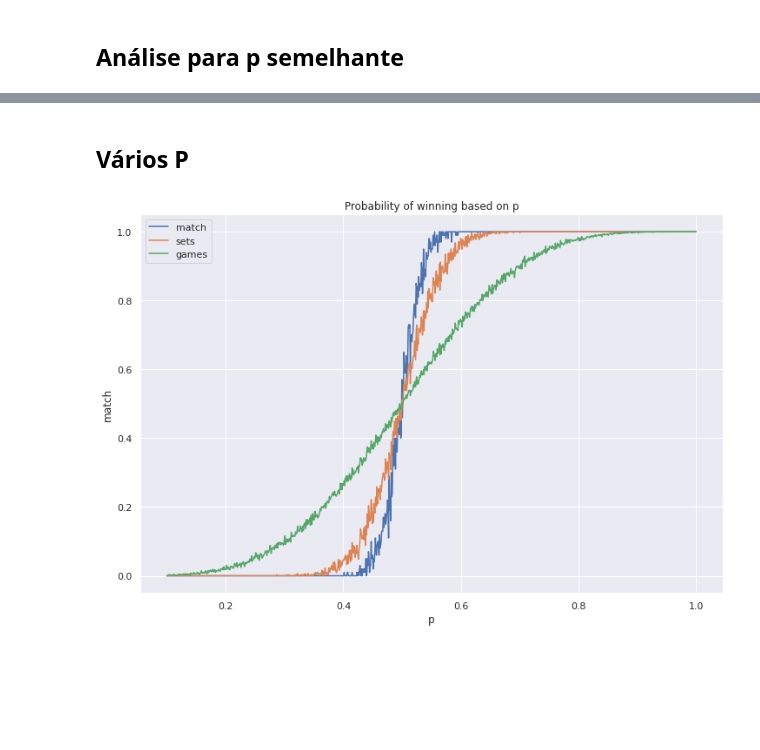
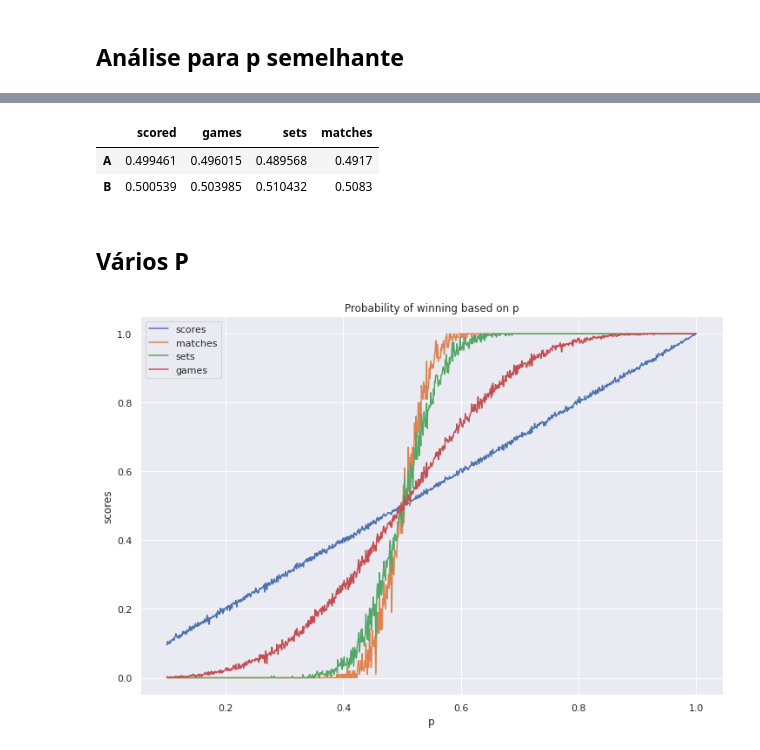
Before and after one commit to gsoaresbaptista/markov-tennis, a Jupyter notebook: analise.ipynb, the cells around one changed output, grey strips where cells are left out. Cells and saved outputs as stored; diff of their text form; code cells hidden in the pictures; blank space fills up the shorter version.

```diff
--- a/analise.ipynb
+++ b/analise.ipynb
@@ -105,8 +278,12 @@ statistics_df
 ## Análise para p semelhante
 # %%
 #
-n_sample = 1000
-probability = 0.52
+n_sample = 10000
+probability = 0.50
 
 tennis_df = TenisSimulation.generate_dataset(probability, n_sample)
-tennis_df.to_parquet(f'{n_sample}_probability_{probability}.parquet.gzip')
+tennis_df.to_parquet(f'datasets/{n_sample}_probability_{probability}.parquet.gzip')
+# %%
+sns.set_theme()
+fig, ax = plt.subplots(1, figsize=(8, 6))
+sns.histplot(data=tennis_df.loc[:, ['A scored', 'B scored']], ax=ax);
@@ -113,3 +495,34 @@ tennis_df.to_parquet(f'{n_sample}_probability_{probability}.parquet.gzip')
+# %%
+def percentage(data_a: pd.DataFrame, data_b: pd.DataFrame):
+    data_a = data_a.sum()
+    data_b = data_b.sum()
+    return (data_a) / (data_a + data_b)
+
+percentages = {}
+
+percentages['scored'] = {
+    'A': percentage(tennis_va10_df_dict['A']['scored'][0], tennis_va10_df_dict['B']['scored'][0]),
+    'B': percentage(tennis_va10_df_dict['B']['scored'][0], tennis_va10_df_dict['A']['scored'][0])
+}
+percentages['games'] = {
+    'A': percentage(tennis_va10_df_dict['A']['games'][0], tennis_va10_df_dict['B']['games'][0]),
+    'B': percentage(tennis_va10_df_dict['B']['games'][0], tennis_va10_df_dict['A']['games'][0])
+}
+percentages['sets'] = {
+    'A': percentage(tennis_va10_df_dict['A']['sets'][0], tennis_va10_df_dict['B']['sets'][0]),
+    'B': percentage(tennis_va10_df_dict['B']['sets'][0], tennis_va10_df_dict['A']['sets'][0])
+}
+percentages['matches'] = {
+    'A': percentage(tennis_va10_df_dict['A']['matches'][0], tennis_va10_df_dict['B']['matches'][0]),
+    'B': percentage(tennis_va10_df_dict['B']['matches'][0], tennis_va10_df_dict['A']['matches'][0])
+}
+
+percentages_df = pd.DataFrame(percentages)
+percentages_df
+# %% [output]
+|  | scored | games | sets | matches |
+| A | 0.499461 | 0.496015 | 0.489568 | 0.4917 |
+| B | 0.500539 | 0.503985 | 0.510432 | 0.5083 |
 # %% [markdown]
 ## Vários P
 # %%
@@ -130,15 +543,17 @@ for i in range(0, 1001):
     percentages['p'] = p
     percentages['games'] = {'A': percentage(tennis_df, 'games A-Wins', 'games B-Wins')}
     percentages['sets'] = {'A': percentage(tennis_df, 'sets A-Wins', 'sets B-Wins')}
-    percentages['match'] = {'A': tennis_df[tennis_df['Winner'] == 'A'].shape[0] / tennis_df.shape[0]}
+    percentages['matches'] = {'A': tennis_df[tennis_df['Winner'] == 'A'].shape[0] / tennis_df.shape[0]}
+    percentages['scores'] = {'A': percentage(tennis_df, 'A scored', 'B scored')}
 
     percentages_df = pd.DataFrame(percentages)
     p_values = pd.concat([p_values, percentages_df])
 # %%
 fig, ax = plt.subplots(1, 1, figsize=(12, 8))
 ax.set_title('Probability of winning based on p')
-sns.lineplot(data=p_values.copy().reset_index(), x='p', y='match', ax=ax, label='match');
+sns.lineplot(data=p_values.copy().reset_index(), x='p', y='scores', ax=ax, label='scores');
+sns.lineplot(data=p_values.copy().reset_index(), x='p', y='matches', ax=ax, label='matches');
 sns.lineplot(data=p_values.copy().reset_index(), x='p', y='sets', ax=ax, label='sets');
 sns.lineplot(data=p_values.copy().reset_index(), x='p', y='games', ax=ax, label='games');
 # %% [output]
-[figure, old version]
+[figure, new version]
```
Also changed, not shown: parts of 34 cells of this notebook, 6 other files.
